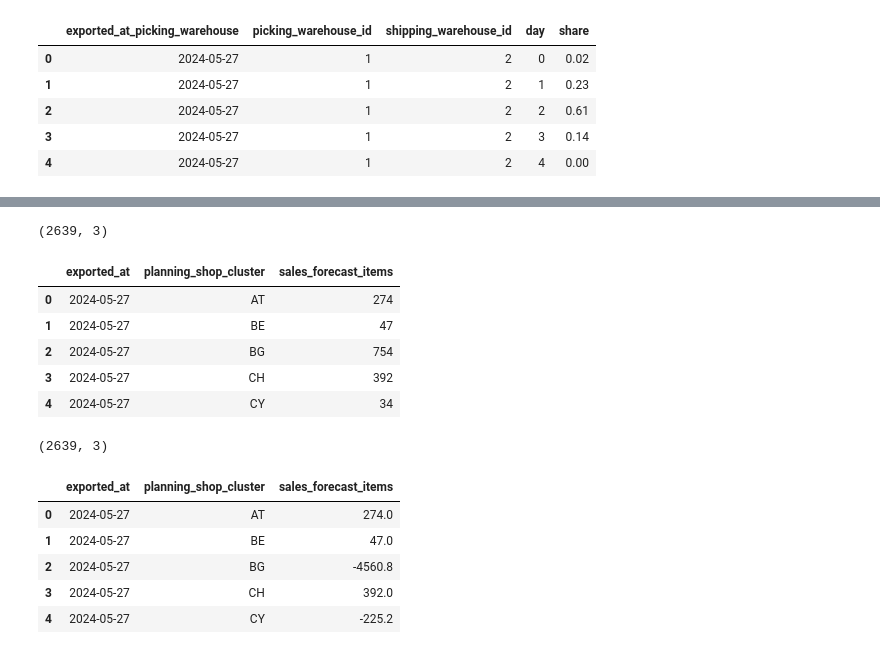
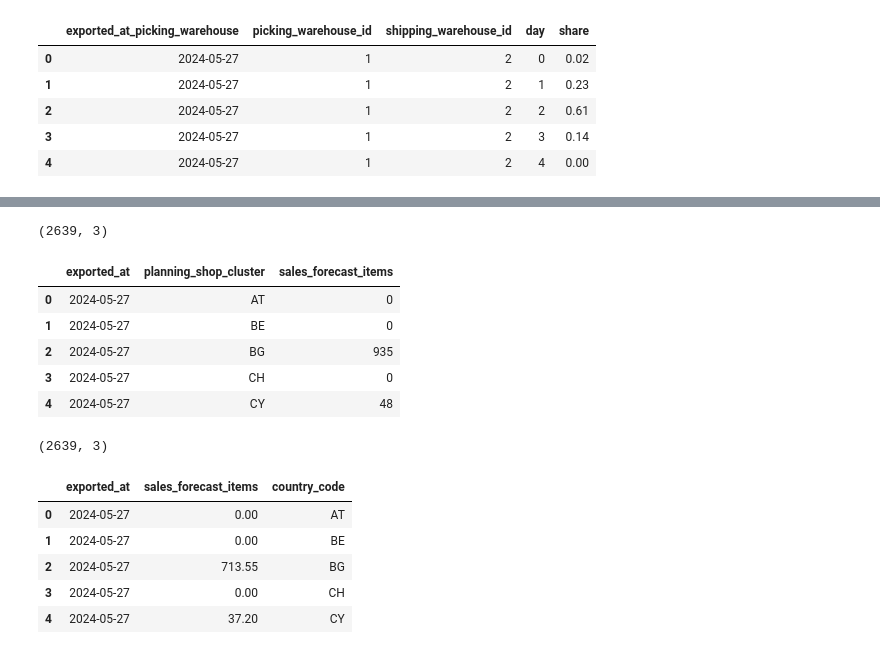
Before and after one commit to nitinnandansingh/AboutYouLogisticsTask, a Jupyter notebook: notebooks/02_tasks_implementation.ipynb, the cells around one changed output, grey strips where cells are left out. Cells and saved outputs as stored; diff of their text form; code cells hidden in the pictures.

```diff
--- a/notebooks/02_tasks_implementation.ipynb
+++ b/notebooks/02_tasks_implementation.ipynb
@@ -330,0 +168,11 @@ Using “items minus”, calculate the distribution of exported items for each c
+# %%
+merged_df = pd.merge(
+    icd_filtered,
+    it_blocked_df,
+    left_on=['date', 'planning_shop_cluster', 'shipping_wh'],
+    right_on=['date', 'country_code', 'shipping_wh'],
+    how='inner'
+)
+
+print(merged_df.shape)
+merged_df.head()
@@ -330,0 +187,5 @@ Using “items minus”, calculate the distribution of exported items for each c
+# %%
+# Calculate the items affected by cross-docking by multiplying item_cd values with corresponding items_per_cross_docking_cd_item values.
+merged_df['items_minus'] = merged_df['item_cd'] * merged_df['items_per_cross_docking_cd_item']
+print(merged_df.shape)
+merged_df.head()
@@ -330,0 +200,9 @@ Using “items minus”, calculate the distribution of exported items for each c
+# %%
+items_minus_df = (
+    merged_df
+    .groupby(['date', 'country_code'], as_index=False)
+    .agg({'items_minus': 'sum'})
+)
+
+print(items_minus_df.shape)
+items_minus_df.head()
@@ -417,11 +349,11 @@ Calculate final output: B2C + SCD - items_minus + items_plus
 # %%
-# We will combine the results we have got unitl now.
+# We will combine the results now.
 # Let's begin by combining b2c_aggregated and scd_aggregated
 combined_b2c_scd = pd.merge(
     b2c_aggregated,
     scd_aggregated,
     on=['exported_at', 'planning_shop_cluster'],
-    how='outer'
+    how='inner'
 ).fillna(0)
 
 # Adding the values of b2c_items and scd_items together to get the total items forecast
@@ -438,36 +370,37 @@ combined_b2c_scd.head()
 # %% [output]
 (2639, 3)
 |  | exported_at | planning_shop_cluster | sales_forecast_items |
-| 0 | 2024-05-27 | AT | 274 |
-| 1 | 2024-05-27 | BE | 47 |
-| 2 | 2024-05-27 | BG | 754 |
-| 3 | 2024-05-27 | CH | 392 |
-| 4 | 2024-05-27 | CY | 34 |
+| 0 | 2024-05-27 | AT | 0 |
+| 1 | 2024-05-27 | BE | 0 |
+| 2 | 2024-05-27 | BG | 935 |
+| 3 | 2024-05-27 | CH | 0 |
+| 4 | 2024-05-27 | CY | 48 |
 # %%
 # Now begin by merging the result of last combination dataframe with items_minus.
 final_merged = pd.merge(
     combined_b2c_scd,
-    items_minus,
-    on=['planning_shop_cluster', 'exported_at'],
-    how='left'
+    items_minus_df,
+    left_on=['planning_shop_cluster', 'exported_at'],
+    right_on=['country_code', 'date'],
+    how='inner'
 ).fillna(0)
 
 # Subtracting items_minus from sales_forecast_items
 final_merged['sales_forecast_items'] = final_merged['sales_forecast_items'] - final_merged['items_minus']
 
 # Dropping the items_minus column
-final_merged.drop(columns=['items_minus'], inplace=True)
+final_merged.drop(columns=['items_minus', 'date', 'planning_shop_cluster'], inplace=True)
 
 print(final_merged.shape)
 final_merged.head()
 # %% [output]
 (2639, 3)
-|  | exported_at | planning_shop_cluster | sales_forecast_items |
-| 0 | 2024-05-27 | AT | 274.0 |
-| 1 | 2024-05-27 | BE | 47.0 |
-| 2 | 2024-05-27 | BG | -4560.8 |
-| 3 | 2024-05-27 | CH | 392.0 |
-| 4 | 2024-05-27 | CY | -225.2 |
+|  | exported_at | sales_forecast_items | country_code |
+| 0 | 2024-05-27 | 0.00 | AT |
+| 1 | 2024-05-27 | 0.00 | BE |
+| 2 | 2024-05-27 | 713.55 | BG |
+| 3 | 2024-05-27 | 0.00 | CH |
+| 4 | 2024-05-27 | 37.20 | CY |
 # %%
 # In the last step add the items_plus values to the dataframe we have got until now
 final_output = pd.merge(
```
Also changed, not shown: parts of 45 cells of this notebook, 2 other files.
